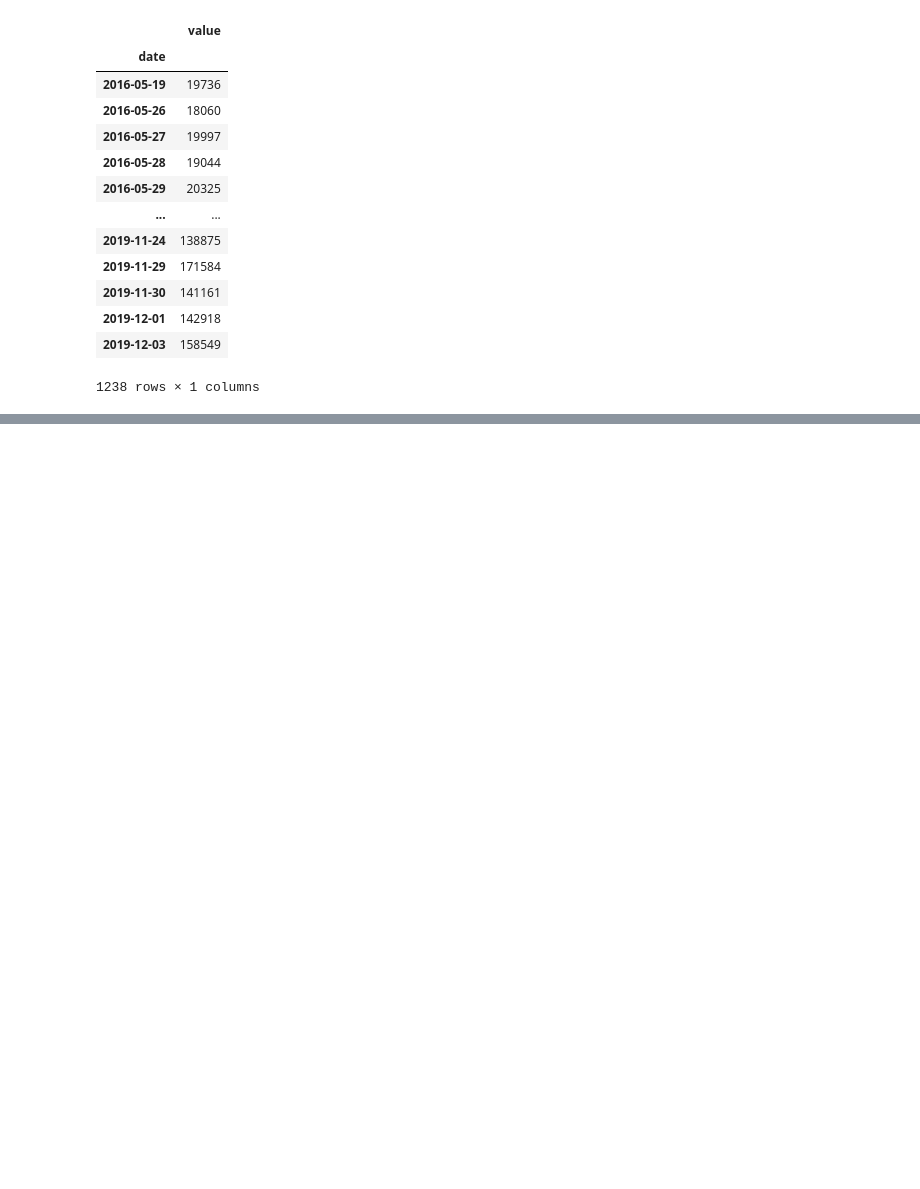
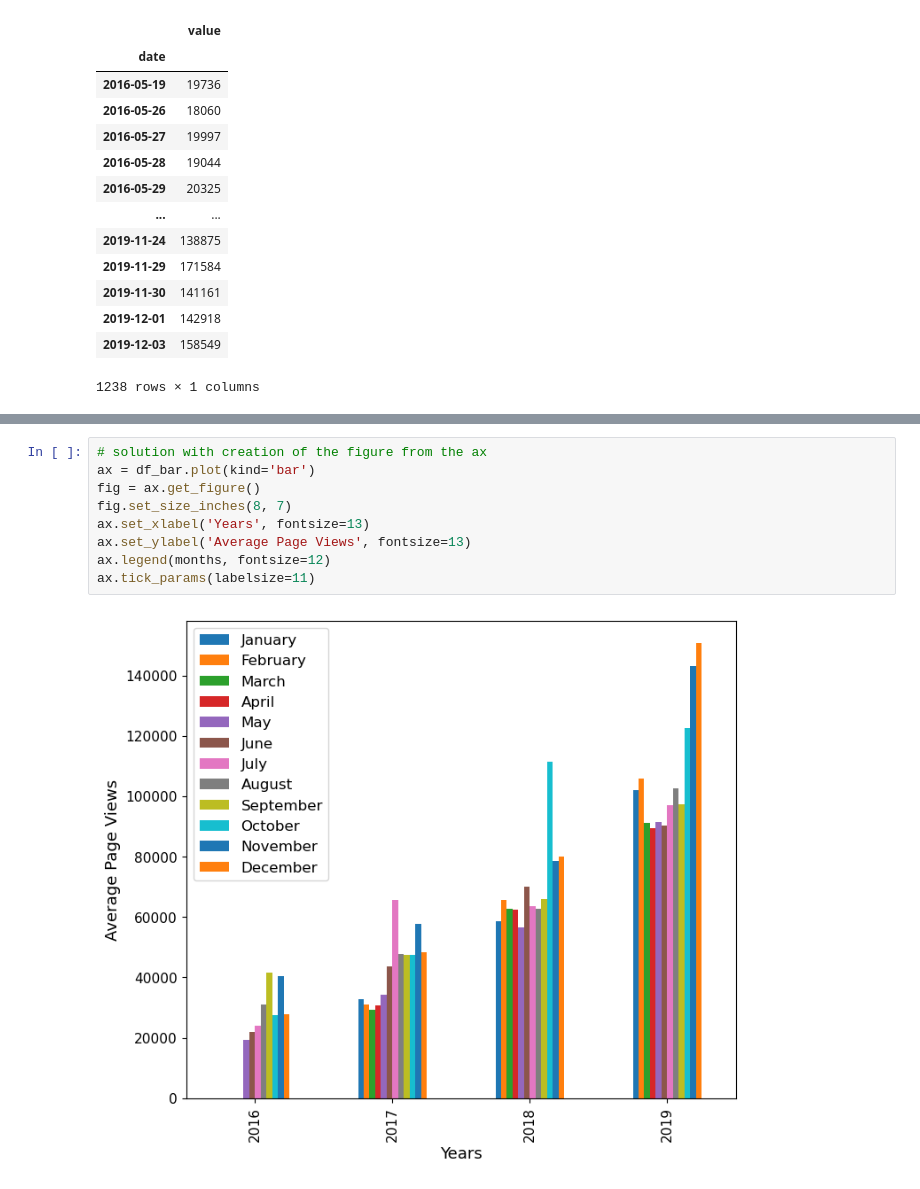
Before and after one commit to MrSz-84/Freecodecamp_data_science, a Jupyter notebook: Final_projects/final_time_series_visualizer/time_series_visualizer.ipynb, the cells around one changed output, grey strips where cells are left out. Cells and saved outputs as stored; diff of their text form; blank space fills up the shorter version.

```diff
--- a/Final_projects/final_time_series_visualizer/time_series_visualizer.ipynb
+++ b/Final_projects/final_time_series_visualizer/time_series_visualizer.ipynb
@@ -69,0 +129,11 @@ Object `ax.xaxix` not found.
+# %%
+# solution with creation of the figure from the ax
+ax = df_bar.plot(kind='bar')
+fig = ax.get_figure()
+fig.set_size_inches(8, 7)
+ax.set_xlabel('Years', fontsize=13)
+ax.set_ylabel('Average Page Views', fontsize=13)
+ax.legend(months, fontsize=12)
+ax.tick_params(labelsize=11)
+# %% [output]
+[figure, added]
```
Also changed, not shown: parts of 5 cells of this notebook, 4 other files.
